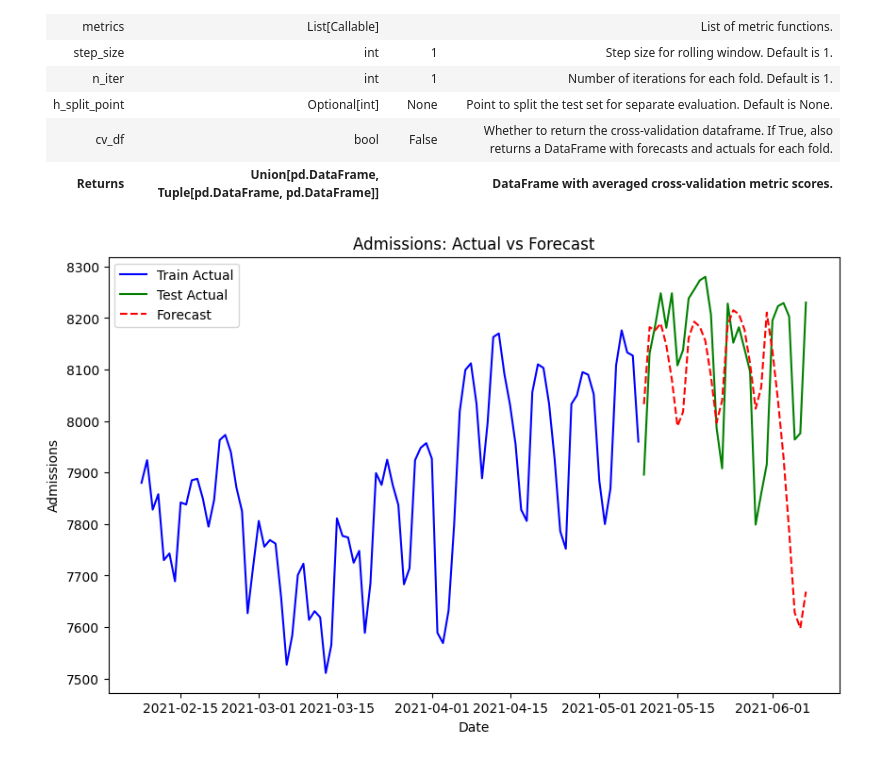
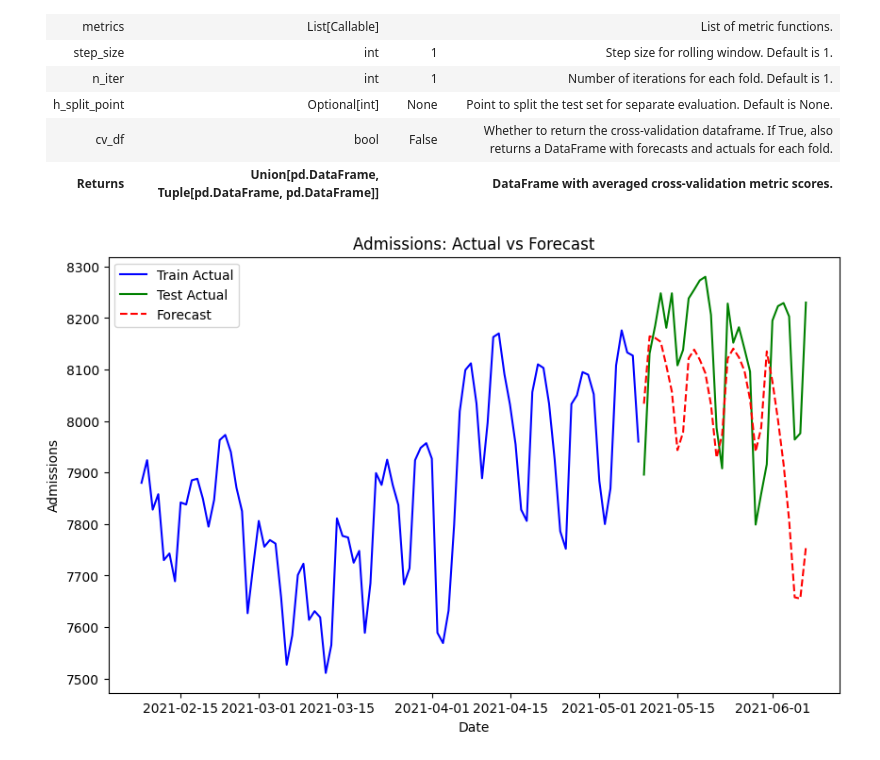
Before and after one commit to mustafaslanCoto/peshbeen, a Jupyter notebook: nbs/modules/02_models/05_ms_var.ipynb, the cells around one changed output. Cells and saved outputs as stored; diff of their text form; code cells hidden in the pictures.

```diff
--- a/nbs/modules/02_models/05_ms_var.ipynb
+++ b/nbs/modules/02_models/05_ms_var.ipynb
@@ -1192,36 +1169,35 @@ load_admission_calls["month"] = load_admission_calls.index.month
 train = load_admission_calls[:-30]
 test = load_admission_calls[-30:]
 
 cat_variables = ["day_of_week", "month"]
 
 msvar_model = ms_var(
     n_components=2,
     target_cols=["admissions", "calls"],
     cat_variables=cat_variables,
     add_constant=True,
     lags={"admissions": 7, "calls": 7},
     trend={'admissions': "linear", "calls": "linear"},
     change_points={'admissions': [100], "calls": [130]},
     method="posterior",
     n_iter=50)
 
-msvar_model.fit_em(train)
-msvar_model.fit(train, n_iter=10)
+msvar_model.fit(train)
 forecasts = msvar_model.forecast(H=30, exog=test[cat_variables])
 
 # plot actual vs forecasted for both targets
 import matplotlib.pyplot as plt
 plt.figure(figsize=(10, 6))
 plt.plot(train.index[-90:], train['admissions'][-90:], label='Train Actual', color='blue')
 plt.plot(test.index, test['admissions'], label='Test Actual', color='green')
 plt.plot(test.index, forecasts['admissions'], label='Forecast', color='red', linestyle='--')
 plt.xlabel('Date')
 plt.ylabel('Admissions')
 plt.title('Admissions: Actual vs Forecast')
 plt.legend()
 plt.show()
 # %% [output]
-[figure, old version]
+[figure, new version]
 # %%
 #| hide
 
```
Also changed, not shown: parts of 7 cells of this notebook, 14 other files.
